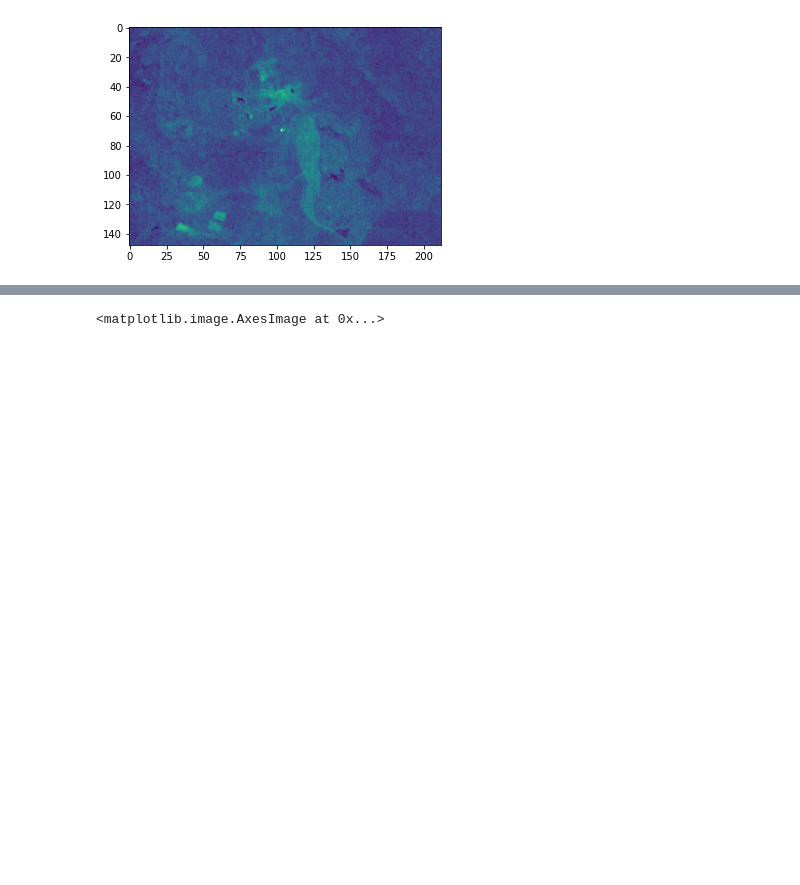
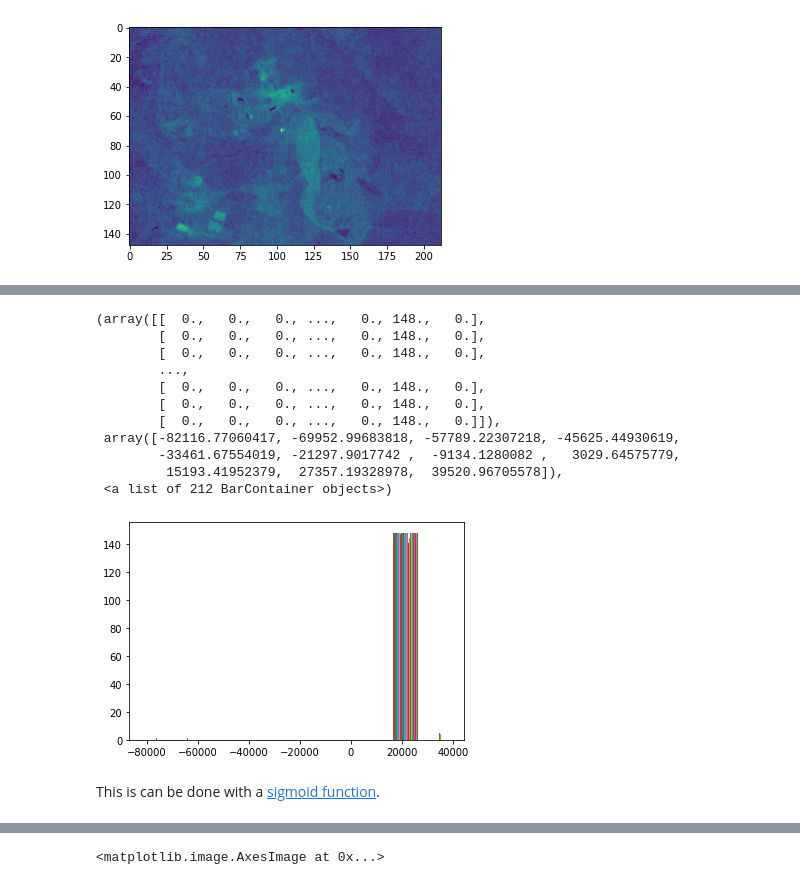
Before and after one commit to azavea/nasa-hyperspectral, a Jupyter notebook: src/hyperspectral/notebooks/PCA_whitening.ipynb, the cells around one changed output, grey strips where cells are left out. Drawn from its saved outputs; the diff is of its cells as text; code cells hidden in the pictures; blank space fills up the shorter version.

```diff
--- a/src/hyperspectral/notebooks/PCA_whitening.ipynb
+++ b/src/hyperspectral/notebooks/PCA_whitening.ipynb
@@ -79,0 +110,15 @@ print(landfill3.min(), landfill3.max())
+# %%
+plt.hist(landfill3)
+# %% [output]
+(array([[  0.,   0.,   0., ...,   0., 148.,   0.],
+        [  0.,   0.,   0., ...,   0., 148.,   0.],
+        [  0.,   0.,   0., ...,   0., 148.,   0.],
+        ...,
+        [  0.,   0.,   0., ...,   0., 148.,   0.],
+        [  0.,   0.,   0., ...,   0., 148.,   0.],
+        [  0.,   0.,   0., ...,   0., 148.,   0.]]),
+ array([-82116.77060417, -69952.99683818, -57789.22307218, -45625.44930619,
+        -33461.67554019, -21297.9017742 ,  -9134.1280082 ,   3029.64575779,
+         15193.41952379,  27357.19328978,  39520.96705578]),
+ <a list of 212 BarContainer objects>)
+[figure, added]
@@ -79,0 +128,2 @@ print(landfill3.min(), landfill3.max())
+# %% [markdown]
+This is can be done with a [sigmoid function](https://en.wikipedia.org/wiki/Sigmoid_function).
```
Also changed, not shown: parts of 40 cells of this notebook.
